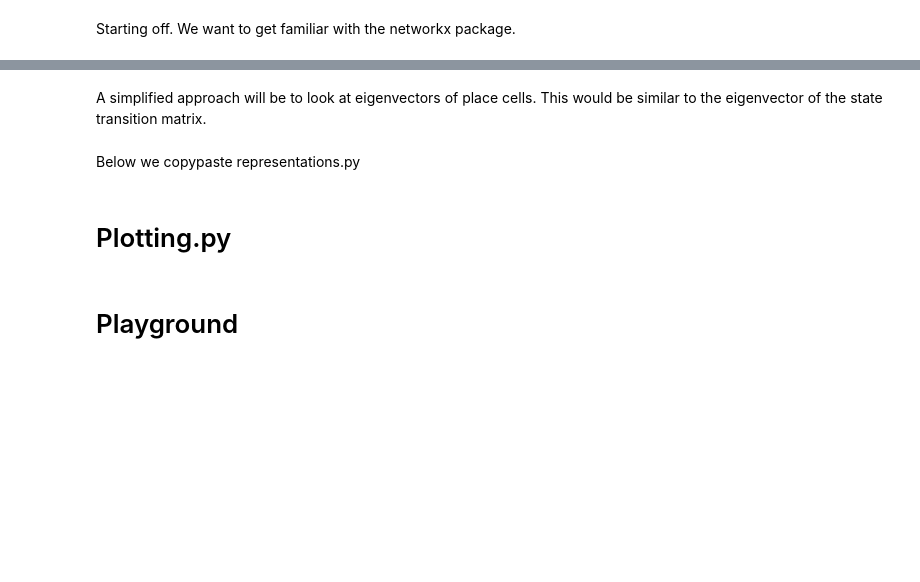
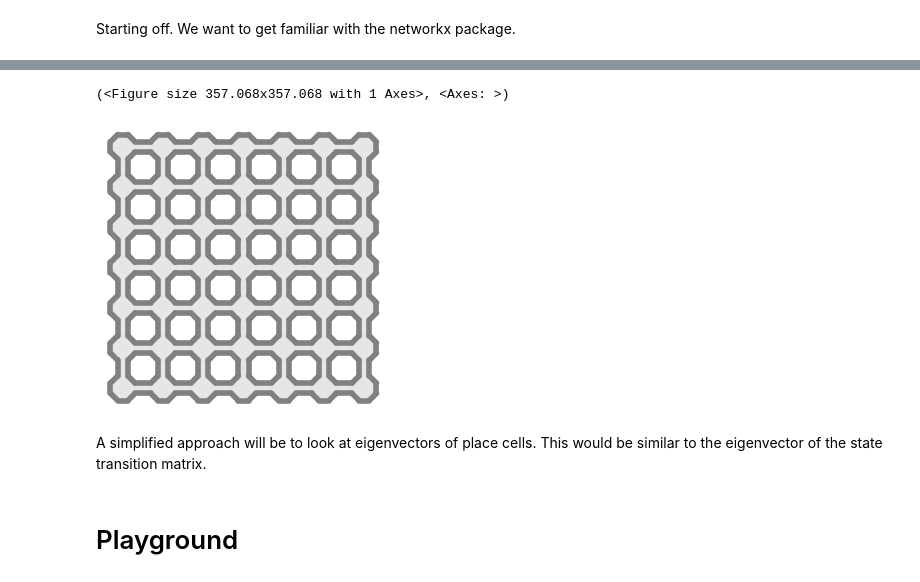
Before and after one commit to charlesdgburns/GridModels, a Jupyter notebook: Playground.ipynb, the cells around one changed output, grey strips where cells are left out. Drawn from its saved outputs; the diff is of its cells as text; code cells hidden in the pictures; blank space fills up the shorter version.

```diff
--- a/Playground.ipynb
+++ b/Playground.ipynb
@@ -6,0 +219,2 @@ Starting off. We want to get familiar with the networkx package.
+# %%
+boundary_list = trace_maze_from_node(maze,(0,0))
@@ -6,0 +239,30 @@ Starting off. We want to get familiar with the networkx package.
+# %%
+
+## HOLE LIST GENERATION ## -this one might be very tricky
+
+#One way of going about this; after having gone around the outside, we can aim to go around the inside.
+
+#If we keep track of all corner's we have visited (that would be the boundary + any inside tracks)
+#then we can aim to start from upper-right corners and go round clockwise until we're back at a visited point, then break.
+
+holes_list =[] #e.g. [ [ [0.2,0.2] , [0.8,0.2] , [0.8,0.8] , [0.2,0.8] ], [ [1,0.2], [1.6,0.2], [1.6,0.8], [1,0.8] ] ],
+visited_coords = boundary_list.copy()
+
+for each_tower in maze.nodes:
+    potential_hole_list = trace_maze_from_node(maze, each_tower)
+
+    # skip the current iteration if we've visited points before
+    intersection = False # assume no intersection
+    for x in visited_coords:
+        for y in potential_hole_list:
+            if x==y:
+                intersection = True
+
+    if intersection == True:
+        continue
+
+    #otherwise simply add the hole we found:
+    for each_coord in potential_hole_list:
+        visited_coords.append(each_coord)
+
+    holes_list.append(potential_hole_list)
@@ -7,2 +289,12 @@ Starting off. We want to get familiar with the networkx package.
+# %%
+test_env = riab.Environment(params={
+    'boundary':boundary_list,
+    'holes': holes_list
+})
+
+test_env.plot_environment()
+# %% [output]
+(<Figure size 357.068x357.068 with 1 Axes>, <Axes: >)
+[figure, added]
 # %% [markdown]
 A simplified approach will be to look at eigenvectors of place cells. This would be similar to the eigenvector of the state transition matrix.
@@ -23,2 +300,0 @@ TOWER_WIDTH = exp_info["maze_measurements"]["tower_width"]  # meters
-# %% [markdown]
-Below we copypaste representations.py
@@ -567,2 +300,0 @@ def get_skeleton_maze_node_labels_dict():
-# %% [markdown]
-# Plotting.py
```
Also changed, not shown: parts of 13 cells of this notebook, 6 other files.
